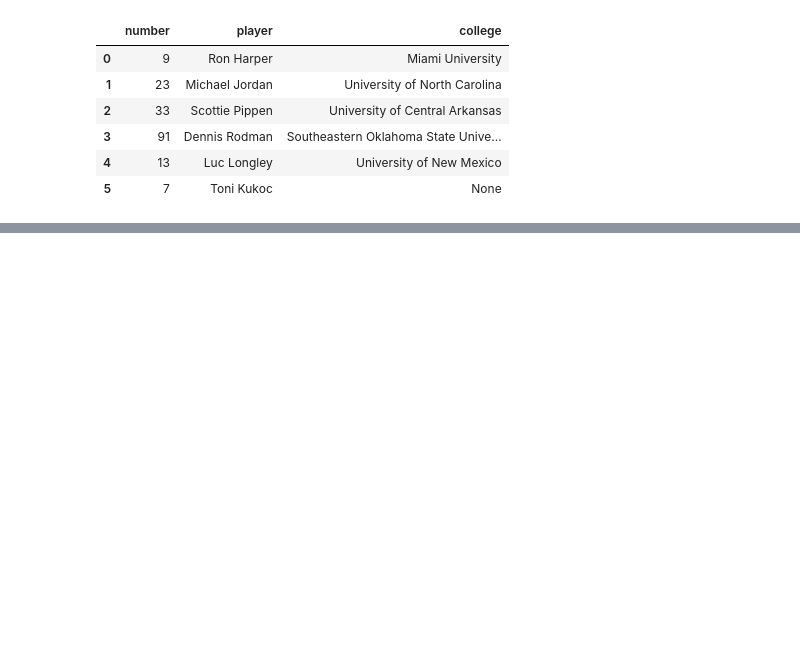
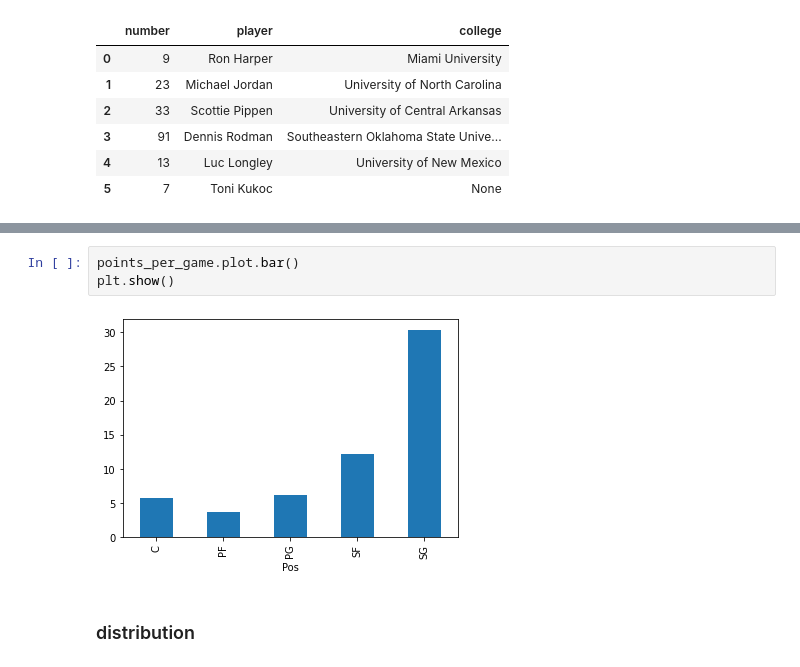
Before and after one commit to oouyang/learn_colab, a Jupyter notebook: Data_Science_in_Action.ipynb, the cells around one changed output, grey strips where cells are left out. Saved outputs shown, nothing was run; the diff lists cells and outputs as text; blank space fills up the shorter version.

```diff
--- a/Data_Science_in_Action.ipynb
+++ b/Data_Science_in_Action.ipynb
@@ -1588,0 +1916,7 @@ number_df.join(college_df[["college"]])
+# %%
+points_per_game.plot.bar()
+plt.show()
+# %% [output]
+[figure, added]
+# %% [markdown]
+### distribution
```
Also changed, not shown: parts of 71 cells of this notebook.
